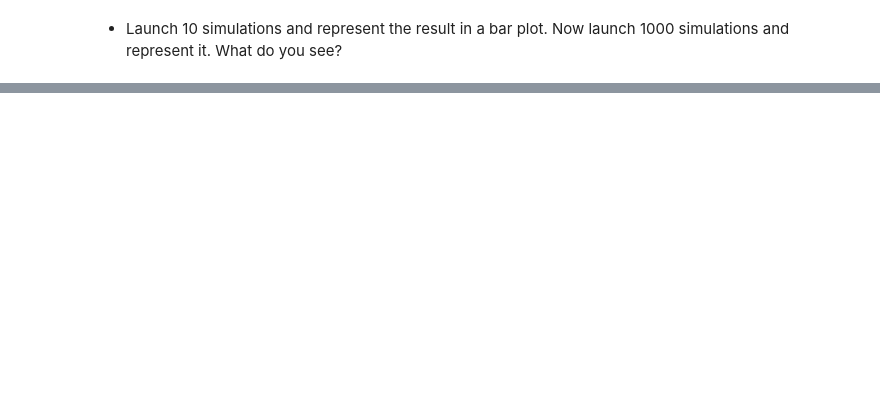
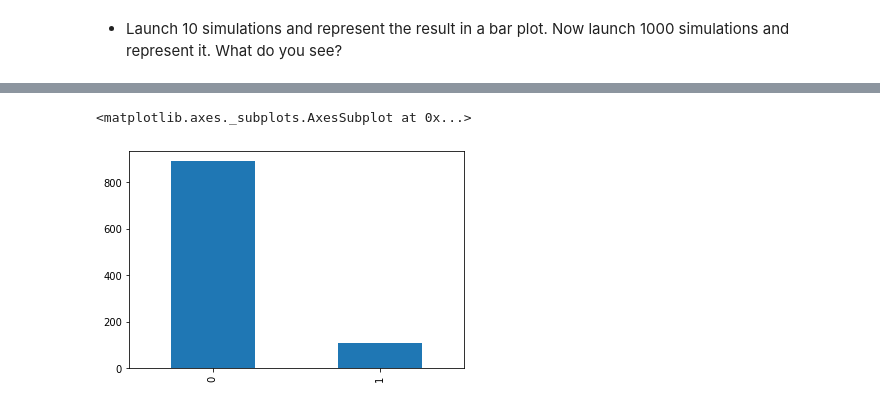
Before and after one commit to ta-data-bcn/lab-intro-to-scipy, a Jupyter notebook: your-code/main.ipynb, the cells around one changed output, grey strips where cells are left out. Saved outputs shown, nothing was run; the diff lists cells and outputs as text; code cells hidden in the pictures; blank space fills up the shorter version.

```diff
--- a/your-code/main.ipynb
+++ b/your-code/main.ipynb
@@ -189,0 +196,15 @@ The `scipy.stats` submodule contains a `binom` function for computing the probab
+# %%
+# Your code here:
+
+import random
+
+def sim_dice():
+    result = []
+    for i in range(8):
+        result.append(random.randint(1,6))
+    #print(result)
+
+    if result.count(5) == 3:
+        return 1
+    else:
+        return 0
@@ -193,0 +218,10 @@ The `scipy.stats` submodule contains a `binom` function for computing the probab
+# %%
+# Your code here:
+
+def simulations_n_times(n):
+
+    runs = []
+    for i in range(n):
+        runs.append(sim_dice())
+
+    return runs
@@ -193,0 +234,5 @@ The `scipy.stats` submodule contains a `binom` function for computing the probab
+# %%
+thousand_trials = simulations_n_times(1000)
+# %%
+ten_trials_df = pd.Series(ten_trials)
+thousand_df = pd.Series(thousand_trials)
@@ -193,0 +244,5 @@ The `scipy.stats` submodule contains a `binom` function for computing the probab
+# %%
+thousand_df.value_counts().plot(kind = "bar")
+# %% [output]
+<matplotlib.axes._subplots.AxesSubplot at 0x...>
+[figure, added]
```
Also changed, not shown: parts of 19 cells of this notebook.
